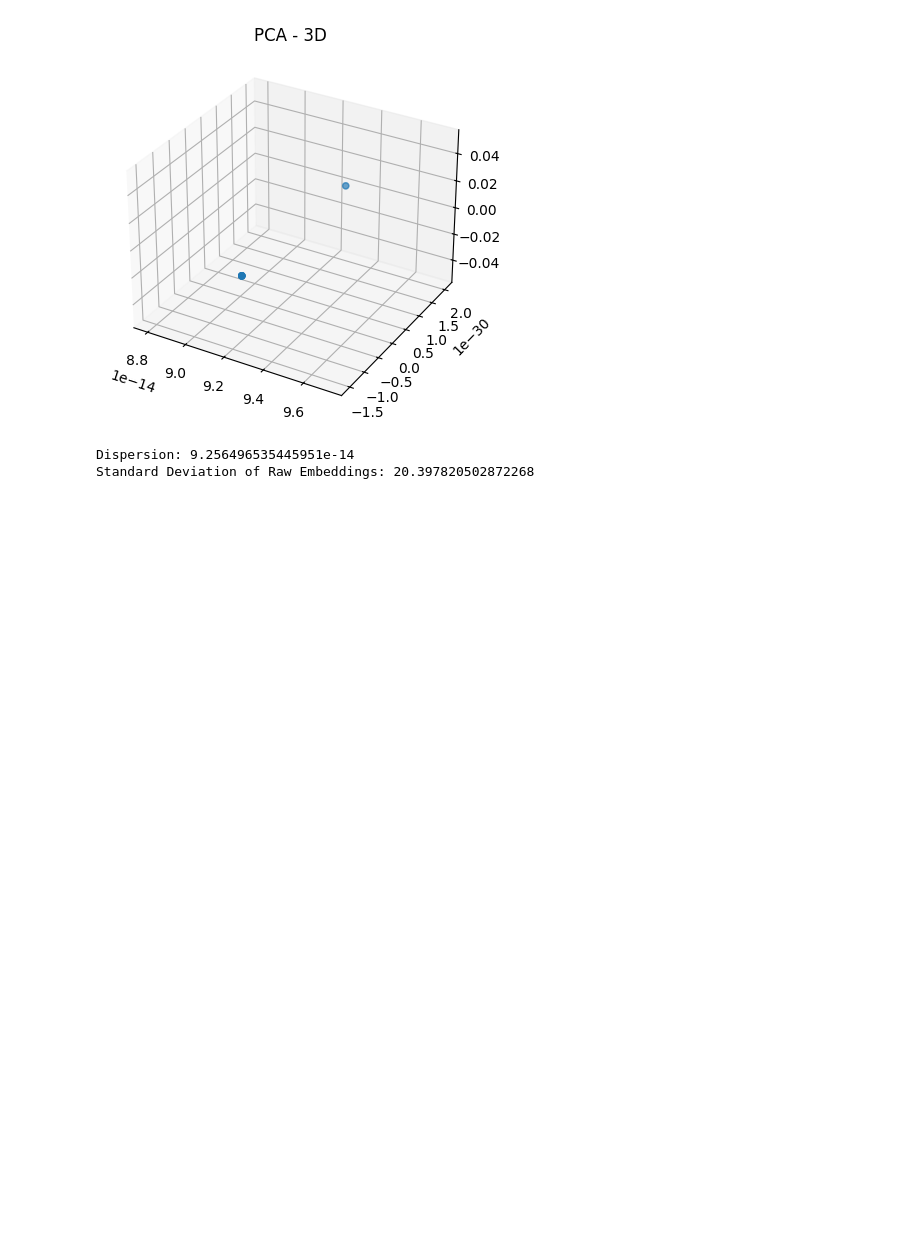
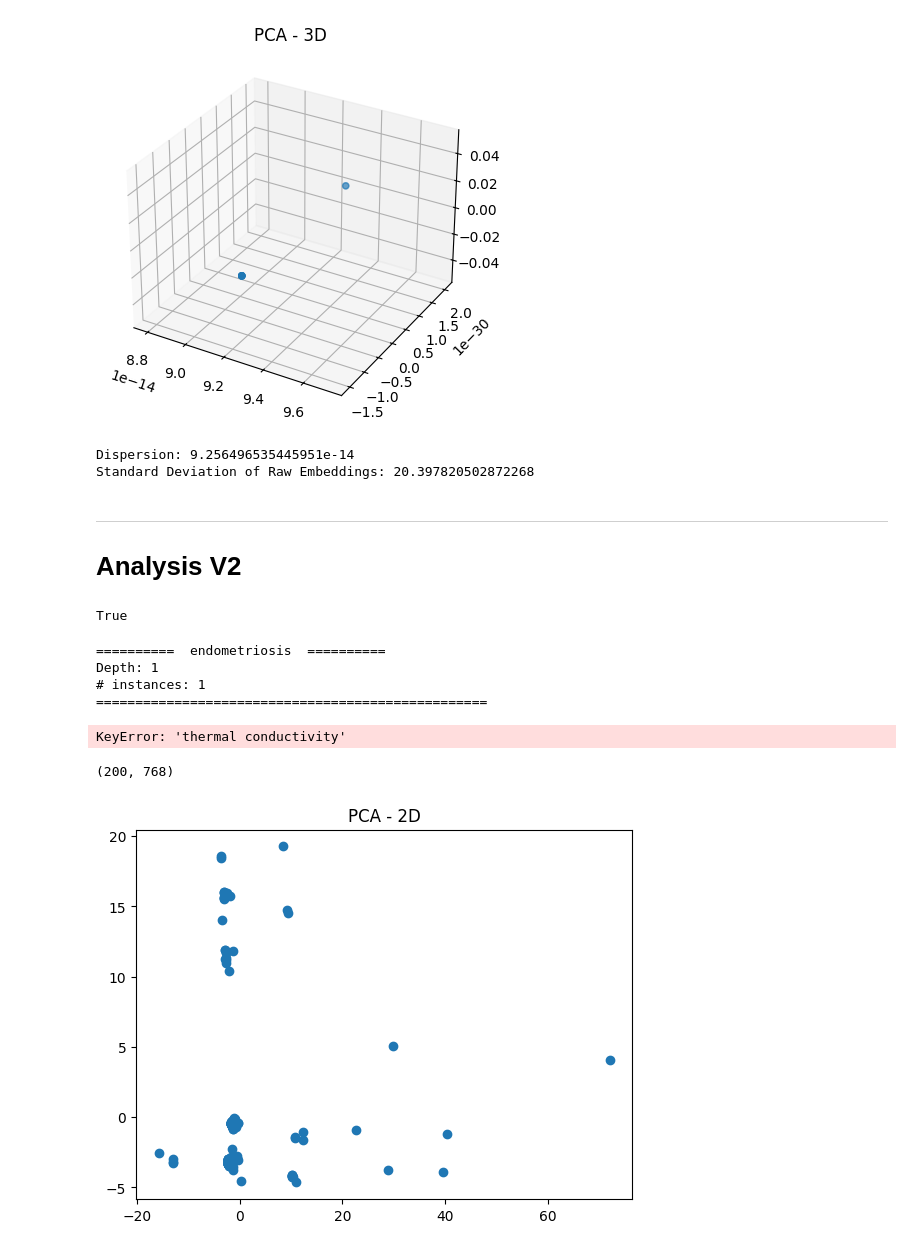
Before and after one commit to Stark16/Hypothesis_Generation_Active_Learning, a Jupyter notebook: context_embd_analysis.ipynb, the cells around one changed output. Cells and saved outputs as stored; diff of their text form; code cells hidden in the pictures; blank space fills up the shorter version.

Commit message:
new analysis

```diff
--- a/context_embd_analysis.ipynb
+++ b/context_embd_analysis.ipynb
@@ -144,3 +136,54 @@ print(f"Standard Deviation of Raw Embeddings: {std_dev}")
 # %% [output]
 Dispersion: 9.256496535445951e-14
 Standard Deviation of Raw Embeddings: 20.397820502872268
+# %% [markdown]
+---
+# Analysis V2
+# %%
+# Setting up path variables
+PATH2_output_dir = "/home/ppathak2/Hypothesis_Generation_Active_Learning/output_trees"
+domain = 'biomedical'
+topic = 'endometriosis_[40]'
+PATH2_contex_forest = os.path.join(PATH2_output_dir, domain, topic)
+os.path.isdir(PATH2_contex_forest)
+# %% [output]
+True
+# %%
+## Load a json tree-
+
+tree_name = 'run_1'
+PATH_tree = os.path.join(PATH2_contex_forest, tree_name, 'embdng_tree_v2.json')
+with open(PATH_tree, 'r') as f:
+    emdng_context_tree2 = json.load(f)
+# %%
+show_one_embedding(emdng_context_tree2)
+# %% [output]
+==========  endometriosis  ==========
+Depth: 1
+# instances: 1
+==================================================
+KeyError: 'thermal conductivity'
+# %%
+raw_embedding_space = np.random.rand(len(os.listdir(PATH2_contex_forest)), 768)
+for i, run_num in enumerate(os.listdir(PATH2_contex_forest)):
+    PATH_tree = os.path.join(PATH2_contex_forest, run_num, 'embdng_tree.json')
+    with open(PATH_tree, 'r') as f:
+        emdng_context_tree2 = json.load(f)
+
+    final_embedding = calculate_context_embedding(emdng_context_tree2, normalize=False)
+    raw_embedding_space[i, :] = final_embedding
+raw_embedding_space.shape
+# %% [output]
+(200, 768)
+# %%
+# 2D PCA analysis and plotting-
+pca_2d = PCA(n_components=2)
+reduced_2d = pca_2d.fit_transform(raw_embedding_space)
+
+
+plt.figure()
+plt.scatter(reduced_2d[:, 0], reduced_2d[:, 1])
+plt.title("PCA - 2D")
+plt.show()
+# %% [output]
+[figure, added]
```
Also changed, not shown: parts of 11 cells of this notebook.
